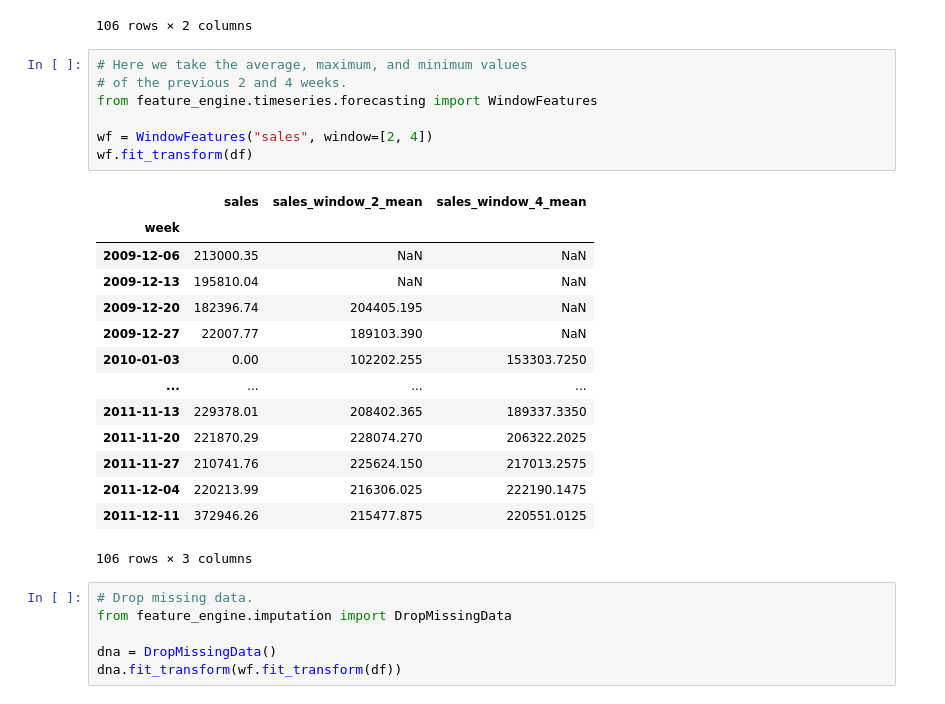
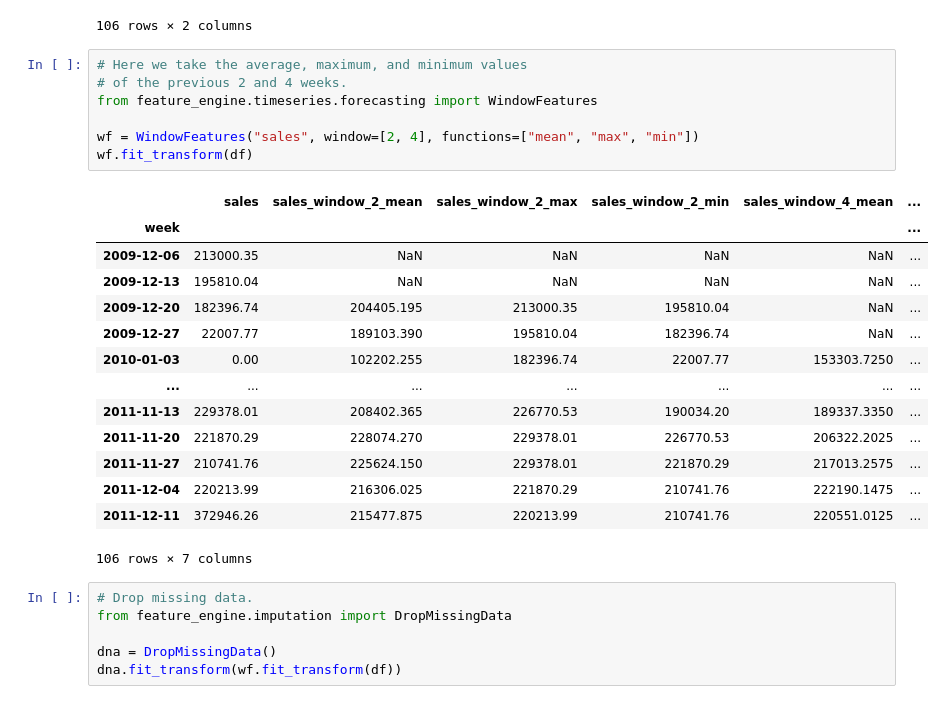
Before and after one commit to bachi55/feature-engineering-for-time-series-forecasting, a Jupyter notebook: assignments/03-Challenges-in-Time-Series-Forecasting/01-Refactoring-feature-engineering.ipynb, the cells around one changed output. Cells and saved outputs as stored; diff of their text form.

```diff
--- a/assignments/03-Challenges-in-Time-Series-Forecasting/01-Refactoring-feature-engineering.ipynb
+++ b/assignments/03-Challenges-in-Time-Series-Forecasting/01-Refactoring-feature-engineering.ipynb
@@ -130,25 +130,25 @@ lagf.fit_transform(df)
 # %%
 # Here we take the average, maximum, and minimum values
 # of the previous 2 and 4 weeks.
 from feature_engine.timeseries.forecasting import WindowFeatures
 
-wf = WindowFeatures("sales", window=[2, 4])
+wf = WindowFeatures("sales", window=[2, 4], functions=["mean", "max", "min"])
 wf.fit_transform(df)
 # %% [output]
-|  | sales | sales_window_2_mean | sales_window_4_mean |
-| week |  |  |  |
-| 2009-12-06 | 213000.35 | NaN | NaN |
-| 2009-12-13 | 195810.04 | NaN | NaN |
-| 2009-12-20 | 182396.74 | 204405.195 | NaN |
-| 2009-12-27 | 22007.77 | 189103.390 | NaN |
-| 2010-01-03 | 0.00 | 102202.255 | 153303.7250 |
-| ... | ... | ... | ... |
-| 2011-11-13 | 229378.01 | 208402.365 | 189337.3350 |
-| 2011-11-20 | 221870.29 | 228074.270 | 206322.2025 |
-| 2011-11-27 | 210741.76 | 225624.150 | 217013.2575 |
-| 2011-12-04 | 220213.99 | 216306.025 | 222190.1475 |
-| 2011-12-11 | 372946.26 | 215477.875 | 220551.0125 |
+|  | sales | sales_window_2_mean | sales_window_2_max | sales_window_2_min | sales_window_4_mean | ... |
+| week |  |  |  |  |  | ... |
+| 2009-12-06 | 213000.35 | NaN | NaN | NaN | NaN | ... |
+| 2009-12-13 | 195810.04 | NaN | NaN | NaN | NaN | ... |
+| 2009-12-20 | 182396.74 | 204405.195 | 213000.35 | 195810.04 | NaN | ... |
+| 2009-12-27 | 22007.77 | 189103.390 | 195810.04 | 182396.74 | NaN | ... |
+| 2010-01-03 | 0.00 | 102202.255 | 182396.74 | 22007.77 | 153303.7250 | ... |
+| ... | ... | ... | ... | ... | ... | ... |
+| 2011-11-13 | 229378.01 | 208402.365 | 226770.53 | 190034.20 | 189337.3350 | ... |
+| 2011-11-20 | 221870.29 | 228074.270 | 229378.01 | 226770.53 | 206322.2025 | ... |
+| 2011-11-27 | 210741.76 | 225624.150 | 229378.01 | 221870.29 | 217013.2575 | ... |
+| 2011-12-04 | 220213.99 | 216306.025 | 221870.29 | 210741.76 | 222190.1475 | ... |
+| 2011-12-11 | 372946.26 | 215477.875 | 220213.99 | 210741.76 | 220551.0125 | ... |
-106 rows × 3 columns
+106 rows × 7 columns
 # %%
 # Drop missing data.
 from feature_engine.imputation import DropMissingData
```
Also changed, not shown: parts of 4 cells of this notebook.
